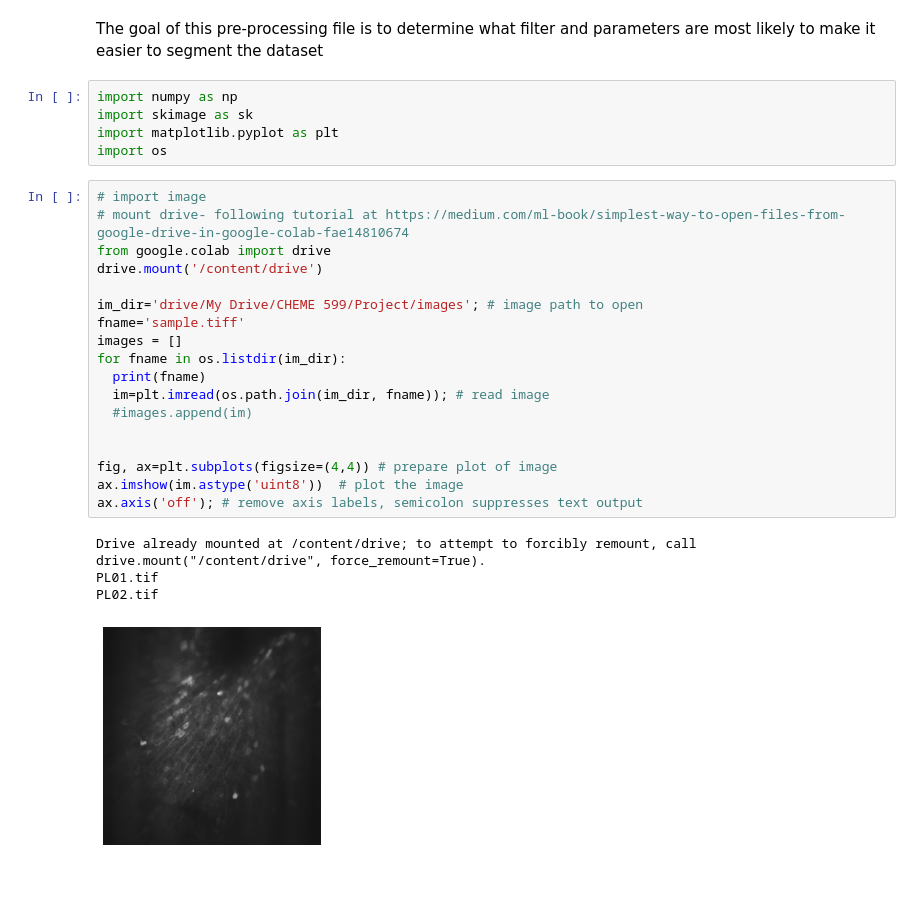
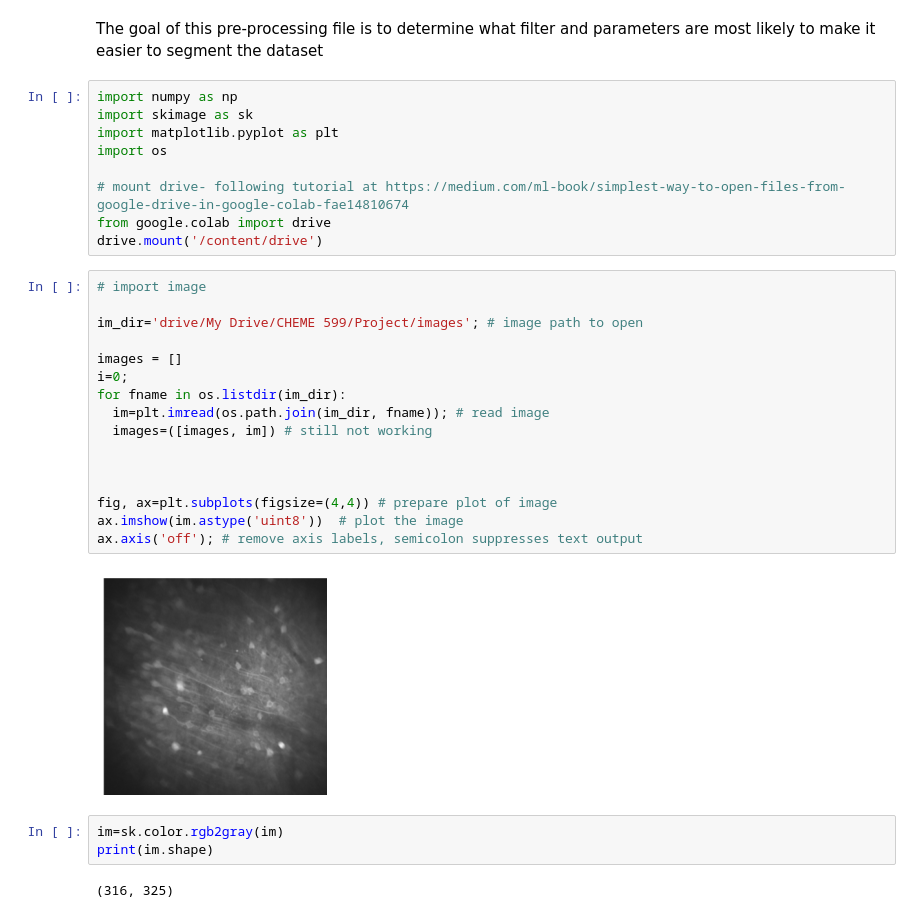
Before and after one commit to mmgrayCHEME599/CHEME599_Brain, a Jupyter notebook: Filter_Testing.ipynb, the cells around one changed output. Cells and saved outputs as stored; diff of their text form; blank space fills up the shorter version.

```diff
--- a/Filter_Testing.ipynb
+++ b/Filter_Testing.ipynb
@@ -5,26 +5,30 @@ import numpy as np
 import skimage as sk
 import matplotlib.pyplot as plt
 import os
+
+# mount drive- following tutorial at https://medium.com/ml-book/simplest-way-to-open-files-from-google-drive-in-google-colab-fae14810674
+from google.colab import drive
+drive.mount('/content/drive')
 # %%
 # import image
-# mount drive- following tutorial at https://medium.com/ml-book/simplest-way-to-open-files-from-google-drive-in-google-colab-fae14810674
-from google.colab import drive
-drive.mount('/content/drive')
 
 im_dir='drive/My Drive/CHEME 599/Project/images'; # image path to open
-fname='sample.tiff'
+
 images = []
+i=0;
 for fname in os.listdir(im_dir):
-  print(fname)
   im=plt.imread(os.path.join(im_dir, fname)); # read image
-  #images.append(im)
+  images=([images, im]) # still not working
+
 
 
 fig, ax=plt.subplots(figsize=(4,4)) # prepare plot of image
 ax.imshow(im.astype('uint8'))  # plot the image
 ax.axis('off'); # remove axis labels, semicolon suppresses text output
 # %% [output]
-Drive already mounted at /content/drive; to attempt to forcibly remount, call drive.mount("/content/drive", force_remount=True).
-PL01.tif
-PL02.tif
-[figure, old version]
+[figure, new version]
+# %%
+im=sk.color.rgb2gray(im)
+print(im.shape)
+# %% [output]
+(316, 325)
```
Also changed, not shown: parts of 2 cells of this notebook.
